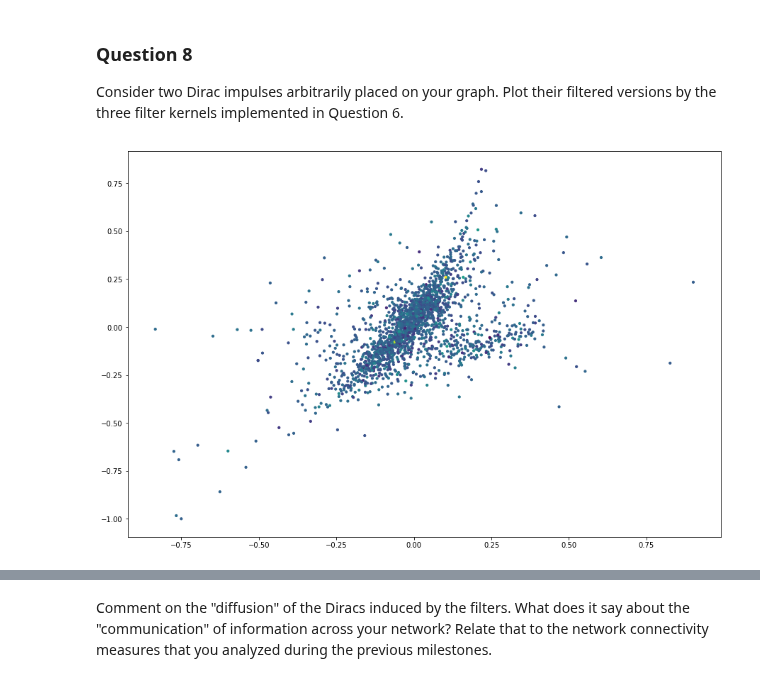
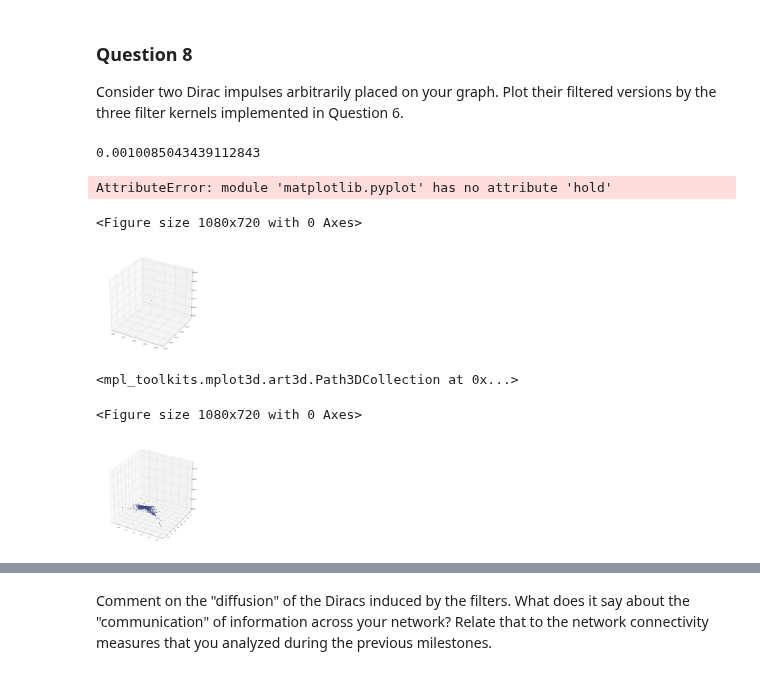
Before and after one commit to TTimTT/NTDS_Project, a Jupyter notebook: milestone_4/joachim_4_graph_signal_processing.ipynb, the cells around one changed output, grey strips where cells are left out. Cells and saved outputs as stored; diff of their text form; code cells hidden in the pictures.

```diff
--- a/milestone_4/joachim_4_graph_signal_processing.ipynb
+++ b/milestone_4/joachim_4_graph_signal_processing.ipynb
@@ -85,14 +85,17 @@ Import those objects in the cell below (or recompute the Laplacian and Gradient
 
 _Note_: If your features/labels are not floating-point numbers, please convert them. For example, if your data has labels "cat" and "dog" for nodes that represent cats or dogs, respectively, you may assign the number `1.0` for the label "cat" and the number `-1.0` for the label "dog".
 # %%
-laplacian = np.load('../data/fma_metadata/laplacian_norm.npy')
-adjacency = np.load('../data/fma_metadata/adjacency.npy')
+laplacian = np.load('../data/fma_metadata/laplacian_cos_95.npy')
+adjacency = np.load('../data/fma_metadata/adjacency_cos_95.npy')
 # We don't want to have any isolated node so we need to remove them!
+# adjacency[1973][700]=0
+# adjacency[700][1973]=0
 # Remove line full of 0
 adjacency = adjacency[~np.all(adjacency == 0, axis=1)]
 
 # Remove column full of 0
 adjacency = adjacency.T[~np.all(adjacency.T == 0, axis=1)]
 #gradient = # Your code here.
+n_nodes = int(len(laplacian))
 labels = np.concatenate((np.ones(int(n_nodes/2)), -np.ones(int(n_nodes/2))));
-n_nodes = int(len(laplacian))
+n_nodes
@@ -121,7 +126,7 @@ nx.draw_networkx_nodes(graph, coords, node_size=10, node_color=labels)
 # %%
 posx=[]
 posy=[]
-for i in range(1988):
+for i in range(n_nodes):
     posx.append(coords[i][0]);
     posy.append(coords[i][1]);
 # %%
@@ -145,10 +150,10 @@ What can you observe in terms of local variations when comparing the basis vecto
 Implement a function that returns the Graph Fourier Transform (GFT) of a given vector $x \in \mathbb{R}^{N},$ with respect to your graph, and a function that computes the corresponding inverse GFT (iGFT).
 # %%
 def GFT(x):
-    return np.dot(U, x)
+    return np.tensordot(U, x, ([0], [0]))
 
 def iGFT(x):
-    return  np.dot(x, U)
+    return  np.tensordot(U, x, ([1], [0]))
 # %% [markdown]
 ### Question 4
 
@@ -223,17 +227,40 @@ plt.plot(rectangle_kernel(e,200,400))
 ### Question 8
 
 Consider two Dirac impulses arbitrarily placed on your graph. Plot their filtered versions by the three filter kernels implemented in Question 6.
+# %%
+graph_heat[10]
+# %% [output]
+0.0010085043439112843
+# %%
+x=np.zeros(n_nodes)
+x[10]=1
+x[1000]=1
+graph_heat=graph_filter(x,heat_kernel,e=e,t=0.81)
+plt.figure(figsize=(15, 10))
+fig = plt.figure(figsize=(15, 15))
+ax = fig.add_subplot(111, projection='3d')
+ax.scatter(posx[10], posy[10], graph_heat[10], c='red')
+plt.hold(True)
+ax.scatter(posx, posy, graph_heat, c=graph_heat)
+# nodes=nx.draw_networkx_nodes(graph, coords, node_size=2, node_color=graph_heat)
+# nx.draw_networkx_edges(graph, coords, alpha=0.1)
+# %% [output]
+AttributeError: module 'matplotlib.pyplot' has no attribute 'hold'
+<Figure size 1080x720 with 0 Axes>
+[figure, added]
 # %%
 x=np.zeros(n_nodes)
-x[np.random.randint(1988)]=1
-x[np.random.randint(1988)]=1
-graph_heat=graph_filter(x,heat_kernel,e=e,t=5.4)
+x[np.random.randint(n_nodes)]=1
+x[np.random.randint(n_nodes)]=1
+graph_inverse=graph_filter(x,inverse_kernel,e=e,t=10)
 plt.figure(figsize=(15, 10))
-#fig = plt.figure(figsize=(15, 15))
-#ax = fig.add_subplot(111, projection='3d')
-#ax.scatter(posx, posy, graph_heat, c=graph_heat)
-nodes=nx.draw_networkx_nodes(graph, coords, node_size=10, node_color=graph_heat)
+fig = plt.figure(figsize=(15, 15))
+ax = fig.add_subplot(111, projection='3d')
+ax.scatter(posx, posy, graph_inverse, c=graph_inverse)
+#nodes=nx.draw_networkx_nodes(graph, coords, node_size=10, node_color=graph_heat)
 # %% [output]
+<mpl_toolkits.mplot3d.art3d.Path3DCollection at 0x...>
+<Figure size 1080x720 with 0 Axes>
-[figure, old version]
+[figure, new version]
 # %%
 x=np.zeros(n_nodes)
```
Also changed, not shown: parts of 8 cells of this notebook.
